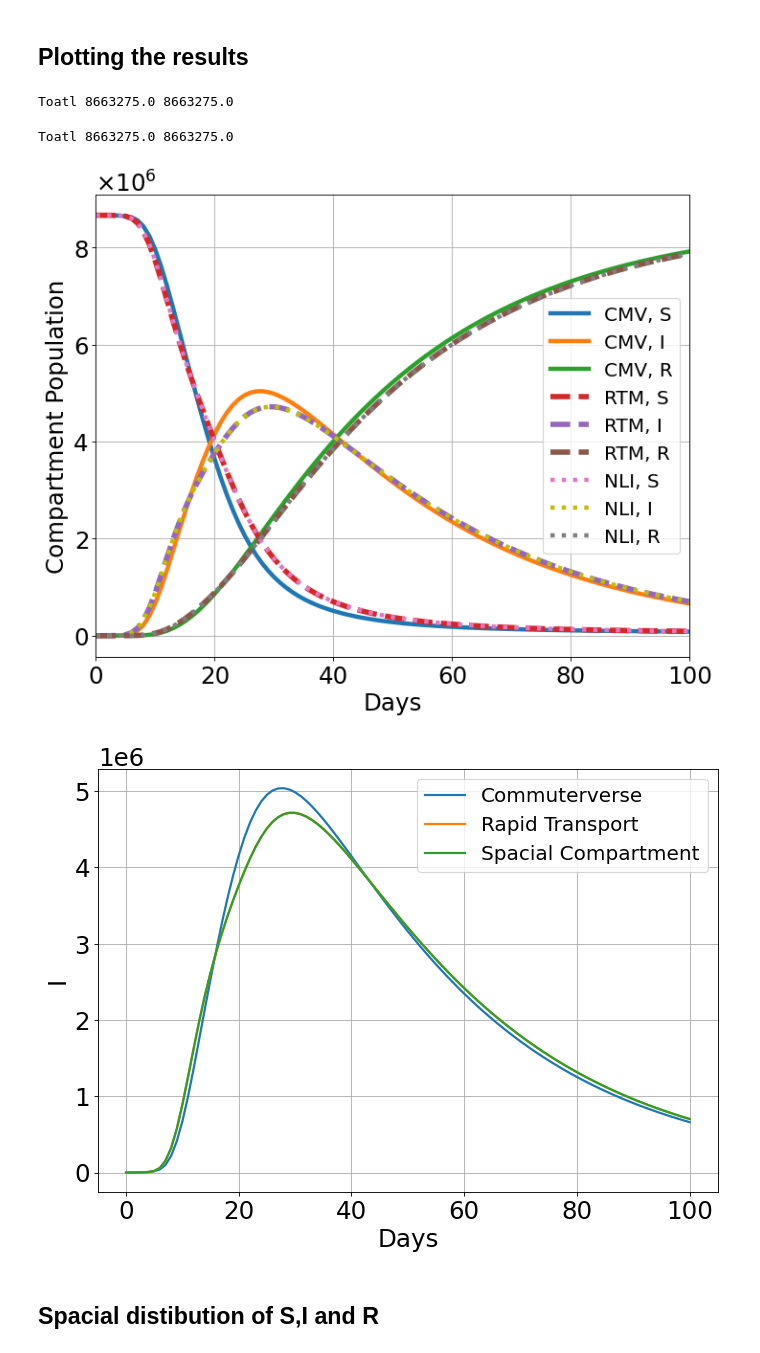
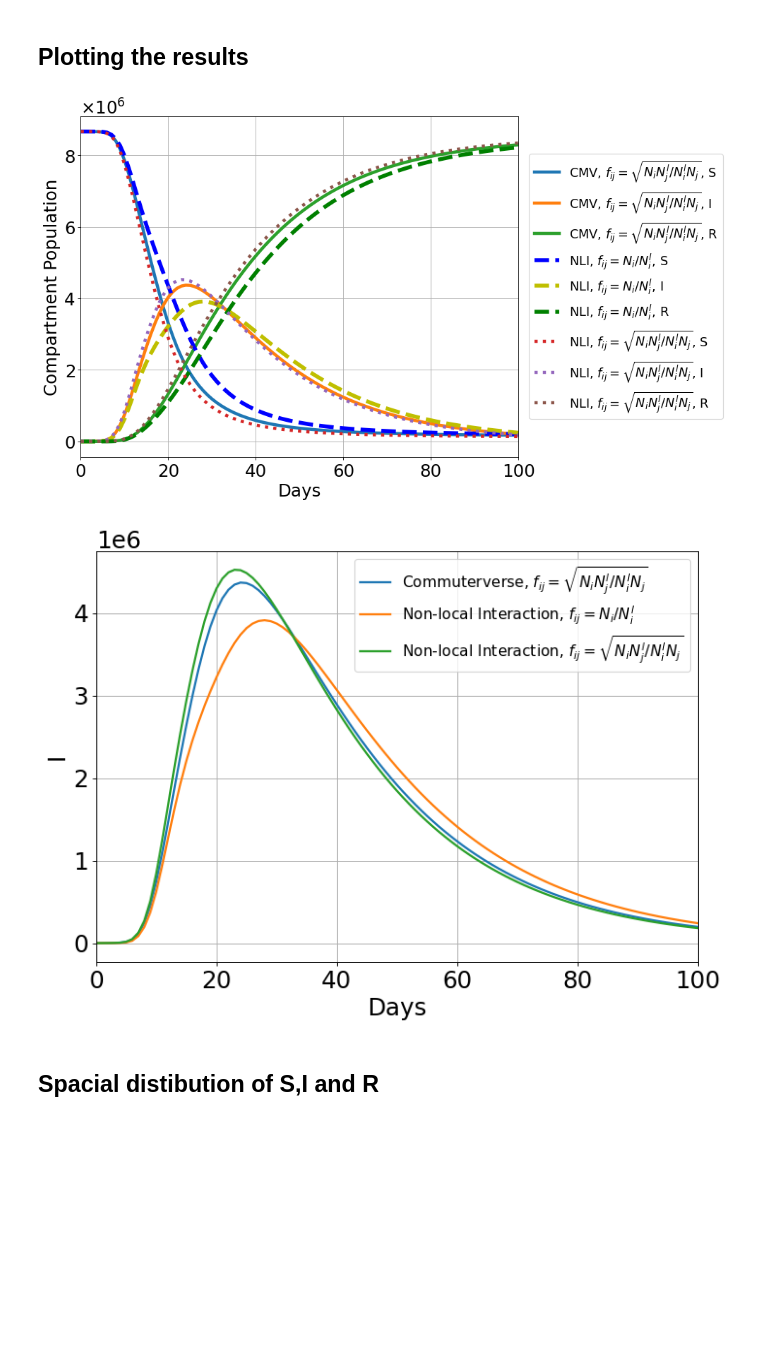
Before and after one commit to lukastk/PyRossGeo, a Jupyter notebook: examples_mft/ex5-London-compare-mft-cmtv_SIR.ipynb, the cells around one changed output. Cells and saved outputs as stored; diff of their text form; code cells hidden in the pictures; blank space fills up the shorter version.

Commit message:
Fixed example of London simulation for SIR model

```diff
--- a/examples_mft/ex5-London-compare-mft-cmtv_SIR.ipynb
+++ b/examples_mft/ex5-London-compare-mft-cmtv_SIR.ipynb
@@ -633,8 +730,9 @@ model.initialize(model_def, parameters, trv_restriction)
 
 # duration of simulation
 Tf=24*100; Nf=0.25*Tf # Maximum time step equals as Tf/Nf
+Nf=(1.0/48.0)*Tf # Spacial Compartment Model
 # simulate model
-data_rtm=model.simulate(np.concatenate((S_0, I_0)), contactMatrix, Tf, Nf, Ti=0)
+data_rtm=model.simulate(np.concatenate((S_0, I_0)), contactMatrix, Tf, Nf, Ti=0, method='RK23')
 # %% [output]
 {'S': 0, 'I': 1}
 #Start to calculate fixed variables
@@ -662,10 +760,10 @@ I_RTM = []
 for i in range(Nd*M):
     S_RTM.append(data_rtm.get('X')[i].flatten())
     I_RTM.append(data_rtm.get('X')[i + 1*M1].flatten())
-t = data_rtm['t']
+t_rtm = data_rtm['t']
 
-rtm_community_data = np.zeros((len(t), M, 5, Nd))
-for tt in range(len(t)):
+rtm_community_data = np.zeros((len(t_rtm), M, 3, Nd))
+for tt in range(len(t_rtm)):
     for i in range(M):
         for n in range(Nd):
             rtm_community_data[tt, i, 0, n] = S_RTM[i*Nd + n][tt]
@@ -679,14 +777,15 @@ for tt in range(len(t)):
 ## Setting parameters and the calculation for Spacial Compartment Model
 # %%
 # instantiate model
+rW=1.0
 geographical_model = 'SpacialCompartment'
 parameters = {'beta':beta, 'gI':gI, 'rW':rW, 'rT':rT}
-model = pyrossgeo.mft.MeanFieldTheory(geographical_model, model_def, parameters, M, Nd, Dnm, dnm, Area, trv_restriction, cutoff, local_consistency=-1)
+model = pyrossgeo.mft.MeanFieldTheory(geographical_model, model_def, parameters, M, Nd, Dnm, dnm, Area, trv_restriction, cutoff, fij_form=1)
 
 # duration of simulation
 Tf=24*100; Nf=(1.0/48.0)*Tf # Spacial Compartment Model #Maximum time step equals as Tf/Nf
 # simulate model
-data=model.simulate(np.concatenate((S_0, I_0)), contactMatrix, Tf, Nf, Ti=0)
+data=model.simulate(np.concatenate((S_0, I_0)), contactMatrix, Tf, Nf, Ti=0, method='RK23')
 # %% [output]
 {'S': 0, 'I': 1}
 #Start to calculate fixed variables
@@ -714,10 +813,10 @@ I_SCM = []
 for i in range(Nd*M):
     S_SCM.append(data.get('X')[i].flatten())
     I_SCM.append(data.get('X')[i + 1*M1].flatten())
-t = data['t']
+t_scm = data['t']
 
-scm_community_data = np.zeros((len(t), M, 5, Nd))
-for tt in range(len(t)):
+scm_community_data = np.zeros((len(t_scm), M, 3, Nd))
+for tt in range(len(t_scm)):
     for i in range(M):
         for n in range(Nd):
             scm_community_data[tt, i, 0, n] = S_SCM[i*Nd + n][tt]
@@ -740,7 +839,7 @@ total_r = 0.0
 for i in range(Nd):
     total_w += Nw[M][i]
     total_r += Nh[M][i]
-print('Toatl', total_w, total_r)
+#print('Toatl', total_w, total_r)
 
 S_total = []
 I_total = []
@@ -759,21 +858,24 @@ for i in range(len(S_RTM[0])):
 for i in range(M1):
     S_total2  += S_SCM[i]
     I_total2  += I_SCM[i]
-plt.plot(ts_days, S, label="CMV, S", lw=4)
-plt.plot(ts_days, I, label="CMV, I", lw=4)
-plt.plot(ts_days, R, label="CMV, R", lw=4)
+fij_1 = '$f_{ij}=\sqrt{N_{i}N_{j}^{l}/N_{i}^{l}N_{j}}$'
+fij_0 = '$f_{ij}=N_{i}/N_{i}^{l}$'
+fij_C = fij_S
+plt.plot(ts_days, S, label="CMV, " + fij_1 + ", S", lw=4)
+plt.plot(ts_days, I, label="CMV, " + fij_1 + ", I", lw=4)
+plt.plot(ts_days, R, label="CMV, " + fij_1 + ", R", lw=4)
 
-plt.plot(t/24, S_total, label='RTM, S', lw=5, linestyle='dashed')
-plt.plot(t/24, I_total, label='RTM, I', lw=5, linestyle='dashed')
-plt.plot(t/24, total_r - S_total - I_total, label='RTM, R', lw=5, linestyle='dashed')
+plt.plot(t_rtm/24, S_total, label='NLI, ' + fij_0 + ', S', lw=5, linestyle='dashed', color='b')
+plt.plot(t_rtm/24, I_total, label='NLI, ' + fij_0 + ', I', lw=5, linestyle='dashed', color='y')
+plt.plot(t_rtm/24, total_r - S_total - I_total, label='NLI, ' + fij_0 + ', R', lw=5, linestyle='dashed', color='g')
 
-plt.plot(t/24, S_total2, label='NLI, S', lw=4, linestyle='dotted')
-plt.plot(t/24, I_total2, label='NLI, I', lw=4, linestyle='dotted', color='y')
-plt.plot(t/24, total_r - S_total2 - I_total2, label='NLI, R', lw=4, linestyle='dotted')
+plt.plot(t_scm/24, S_total2, label='NLI, ' + fij_1 + ', S', lw=4, linestyle='dotted')
+plt.plot(t_scm/24, I_total2, label='NLI, ' + fij_1 + ', I', lw=4, linestyle='dotted')
+plt.plot(t_scm/24, total_r - S_total2 - I_total2, label='NLI, ' + fij_1 + ', R', lw=4, linestyle='dotted')
 
 plt.xlabel('Days')
 plt.ylabel('Compartment Population')
-plt.legend(fontsize=18); plt.grid()
+plt.legend(loc='center left', bbox_to_anchor=(1.01, 0.5), fontsize=16); plt.grid()
 #plt.autoscale(enable=True, axis='x', tight=True)
 
 ax=plt.subplot()
@@ -783,45 +885,45 @@ ax=plt.subplot()
 ax.yaxis.set_major_formatter(ScalarFormatter(useMathText=True))
 ax.ticklabel_format(style='sci',axis='y',scilimits=(0,0))
 ax.set_xlim([0,100])
 #ax.set_ylim([0,2.0*10**1])
-fig.savefig("London_EpidemicCurve-CVM-RTM-SCM.png")
+fig.savefig("London_EpidemicCurve-CVM-NLI_SIR.png")
 
 f_data = open('network-SIR-MFT.txt', mode='w')
-for i in range(len(t)):
-    f_data.write(str(t[i]/24) + ' ' + str(S_total[i]) + ' ' + str(I_total[i]) + '\n')
+for i in range(len(t_rtm)):
+    f_data.write(str(t_rtm[i]/24) + ' ' + str(S_total[i]) + ' ' + str(I_total[i]) + '\n')
 f_data.close()
 
 fig = plt.figure(num=None, figsize=(10,7), dpi=80, facecolor='w', edgecolor='k')
 plt.rcParams.update({'font.size': 22})
 
 total_w = 0.0
 total_r = 0.0
 for i in range(Nd):
     total_w += Nw[M,i]
     total_r += Nh[M,i]
-print('Toatl', total_w, total_r)
+#print('Toatl', total_w, total_r)
 
 RTM_total = []
 SCM_total = []
 for i in range(len(S_SCM[0])):
     RTM_total.append(0.0)
     SCM_total.append(0.0)
 for i in range(M1):
     RTM_total  += I_RTM[i]
     SCM_total  += I_SCM[i]
 
-plt.plot(ts_days, I, label="Commuterverse", lw = 2)
-plt.plot(t/24, RTM_total, '-', label='Rapid Transport', lw=2)
-plt.plot(t/24, SCM_total, '-', label='Spacial Compartment', lw=2)
-plt.legend(fontsize=18); plt.grid()
+plt.plot(ts_days, I, label="Commuterverse, " + fij_1, lw = 2)
+plt.plot(t_rtm/24, RTM_total, '-', label='Non-local Interaction, ' + fij_0, lw=2)
+plt.plot(t_scm/24, SCM_total, '-', label='Non-local Interaction, ' + fij_1, lw=2)
+plt.legend(fontsize=14); plt.grid()
 plt.xlabel('Days')
 plt.ylabel('I')
+ax=plt.subplot()
+ax.set_xlim([0,100])
 fig.savefig("London_I-CVM-RTM-SCM.png")
 # %% [output]
-Toatl 8663275.0 8663275.0
-Toatl 8663275.0 8663275.0
-[figure, old version]
+[figure, new version]
-[figure, old version]
+[figure, new version]
 # %% [markdown]
 ## Spacial distibution of S,I and R
 # %%
```
Also changed, not shown: parts of 20 cells of this notebook.
